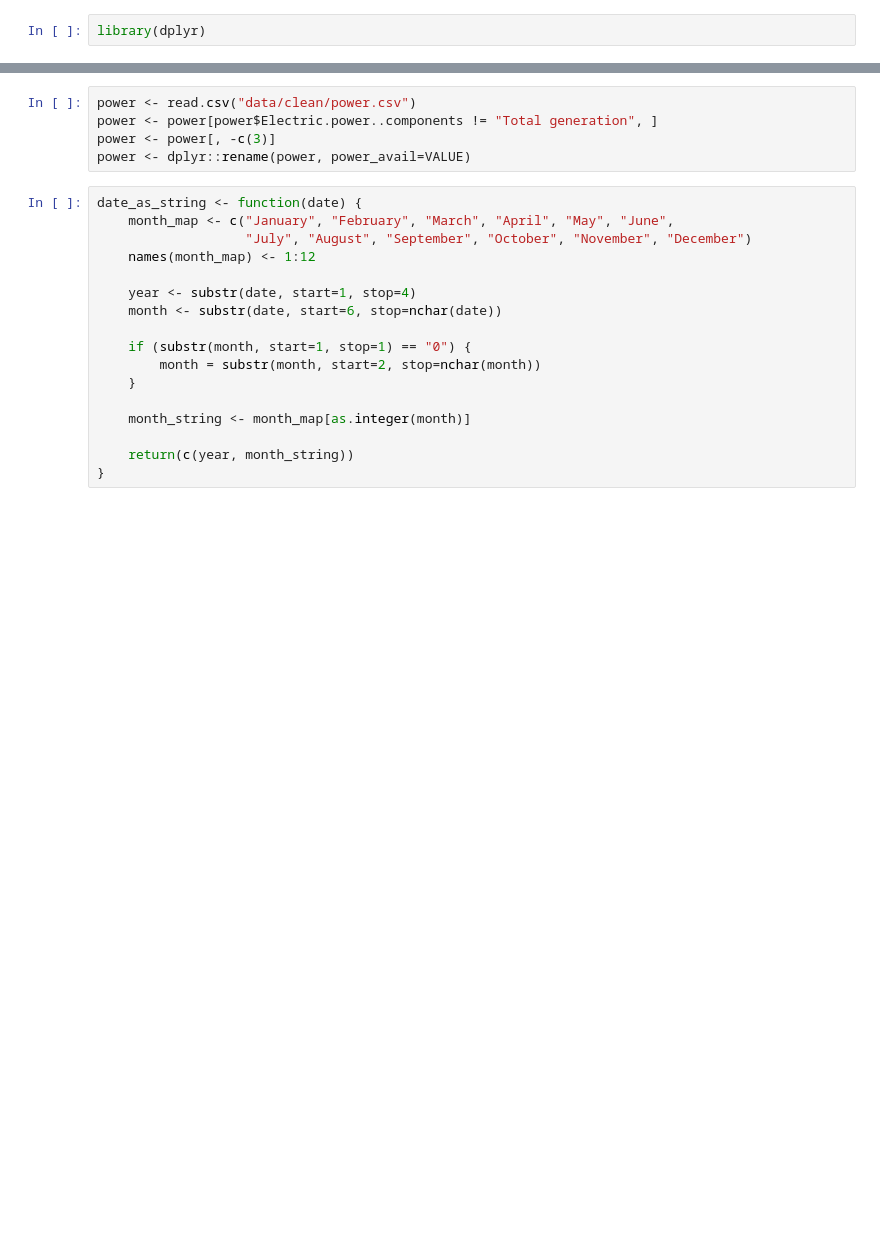
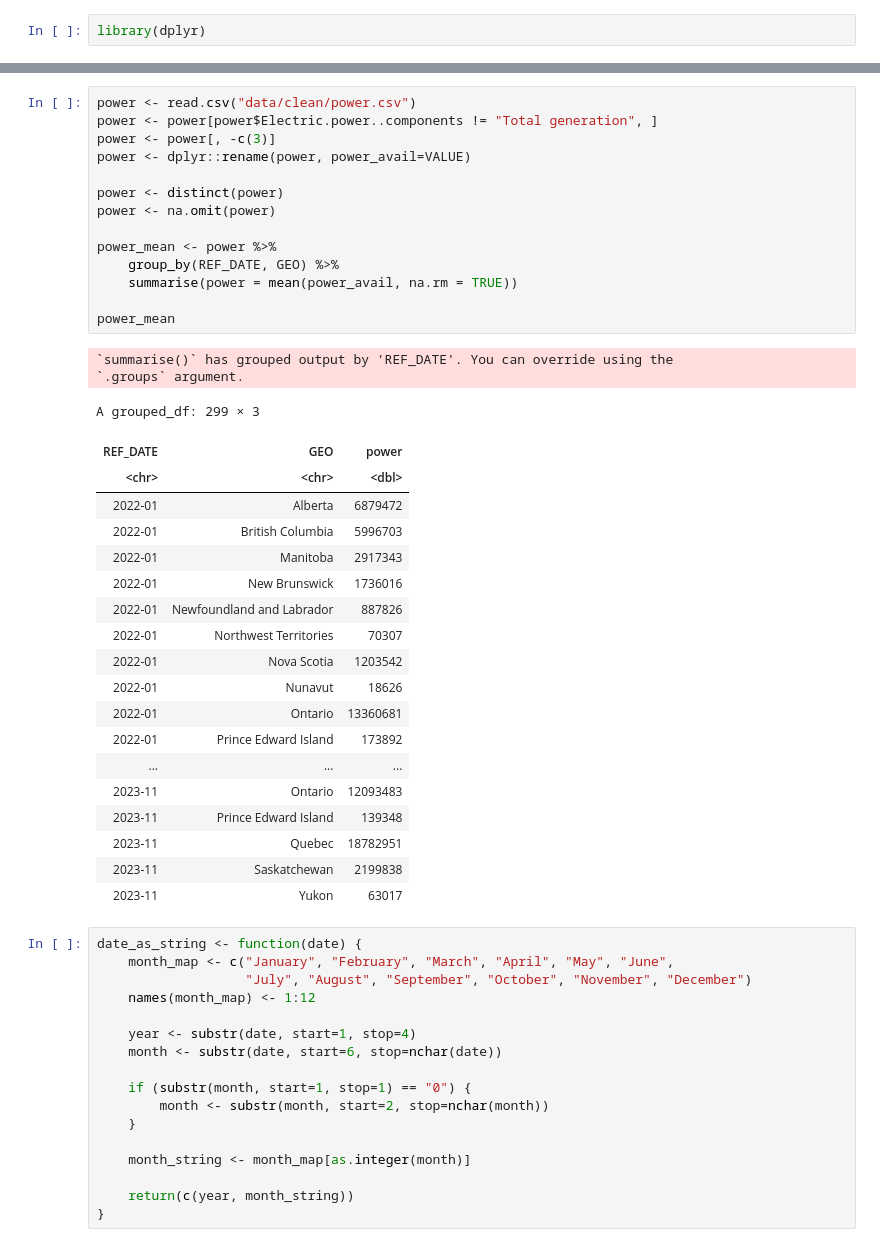
Before and after one commit to LeoKraushaar/protests, a Jupyter notebook: code/R/merge_data.ipynb, the cells around one changed output, grey strips where cells are left out. Cells and saved outputs as stored; diff of their text form; blank space fills up the shorter version.

```diff
--- a/code/R/merge_data.ipynb
+++ b/code/R/merge_data.ipynb
@@ -45,8 +136,39 @@ manufac <- dplyr::rename(manufac, manufac_sales=VALUE)
 # %%
 power <- read.csv("data/clean/power.csv")
 power <- power[power$Electric.power..components != "Total generation", ]
 power <- power[, -c(3)]
 power <- dplyr::rename(power, power_avail=VALUE)
+
+power <- distinct(power)
+power <- na.omit(power)
+
+power_mean <- power %>%
+    group_by(REF_DATE, GEO) %>%
+    summarise(power = mean(power_avail, na.rm = TRUE))
+
+power_mean
+# %% [output]
+`summarise()` has grouped output by 'REF_DATE'. You can override using the
+`.groups` argument.
+A grouped_df: 299 × 3
+| REF_DATE | GEO | power |
+| <chr> | <chr> | <dbl> |
+| 2022-01 | Alberta | 6879472 |
+| 2022-01 | British Columbia | 5996703 |
+| 2022-01 | Manitoba | 2917343 |
+| 2022-01 | New Brunswick | 1736016 |
+| 2022-01 | Newfoundland and Labrador | 887826 |
+| 2022-01 | Northwest Territories | 70307 |
+| 2022-01 | Nova Scotia | 1203542 |
+| 2022-01 | Nunavut | 18626 |
+| 2022-01 | Ontario | 13360681 |
+| 2022-01 | Prince Edward Island | 173892 |
+| ... | ... | ... |
+| 2023-11 | Ontario | 12093483 |
+| 2023-11 | Prince Edward Island | 139348 |
+| 2023-11 | Quebec | 18782951 |
+| 2023-11 | Saskatchewan | 2199838 |
+| 2023-11 | Yukon | 63017 |
 # %%
 date_as_string <- function(date) {
     month_map <- c("January", "February", "March", "April", "May", "June",
@@ -57,7 +179,7 @@ date_as_string <- function(date) {
     month <- substr(date, start=6, stop=nchar(date))
 
     if (substr(month, start=1, stop=1) == "0") {
-        month = substr(month, start=2, stop=nchar(month))
+        month <- substr(month, start=2, stop=nchar(month))
     }
 
     month_string <- month_map[as.integer(month)]
```
Also changed, not shown: parts of 16 cells of this notebook, 4 other files.
